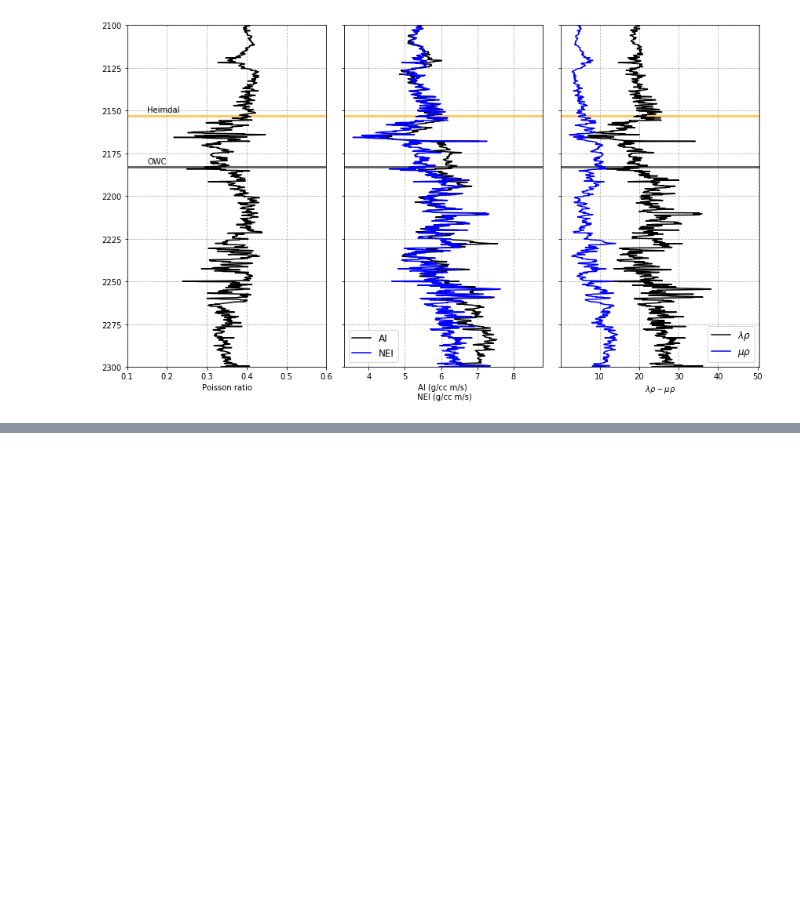
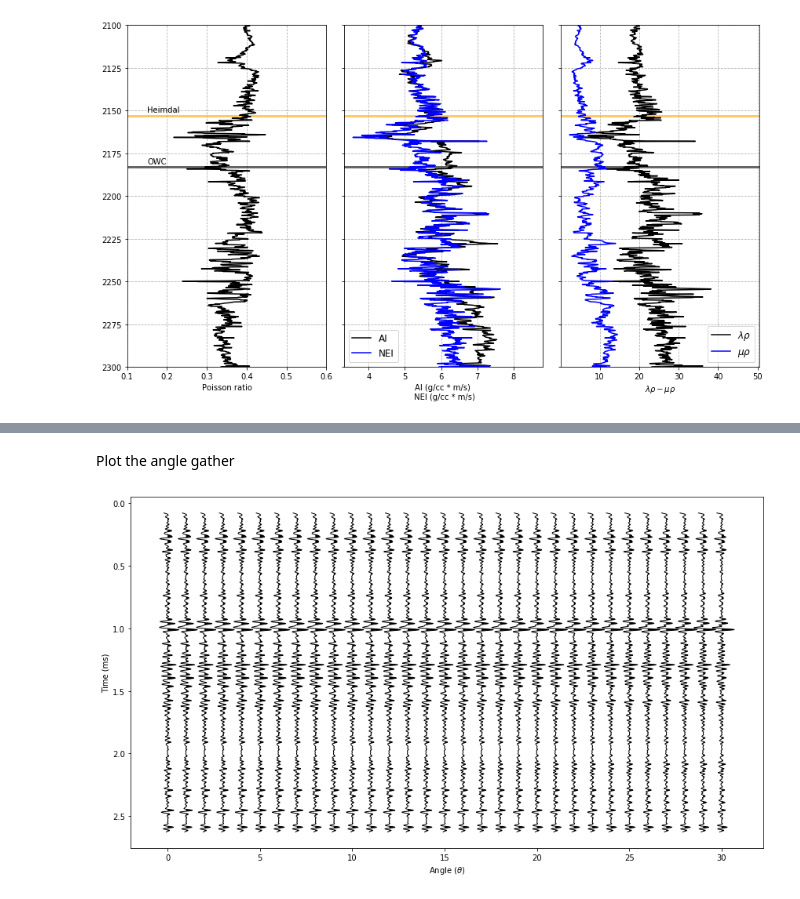
Before and after one commit to ffigura/avo, a Jupyter notebook: 2_real_well_avseth/1_real_well_avseth.ipynb, the cells around one changed output, grey strips where cells are left out. Drawn from its saved outputs; the diff is of its cells as text; code cells hidden in the pictures; blank space fills up the shorter version.

```diff
--- a/2_real_well_avseth/1_real_well_avseth.ipynb
+++ b/2_real_well_avseth/1_real_well_avseth.ipynb
@@ -63,7 +66,7 @@ index = (np.abs(w2z - tops_w2['Heimdal'])).argmin()
 nei=ip.nei(w2vp,w2vs,w2rho,w2vp[index],w2vs[index],w2rho[index],angle) # normalized elastic impedance
 # %%
 log = [pr, ai, nei, lambda_rho, mu_rho]
-unit = ['Poisson ratio', 'AI (g/cc m/s) \n NEI (g/cc m/s)', r'$\lambda\rho - \mu\rho$']
+unit = ['Poisson ratio', 'AI (g/cc * m/s) \n NEI (g/cc * m/s)', r'$\lambda\rho - \mu\rho$']
 
 f, ax = plt.subplots(nrows=1,ncols=3,figsize=(12,7))
 for i in range(3):
@@ -94,0 +145,39 @@ plt.tight_layout()
+# %%
+theta = np.arange(0,angle+1,1)
+
+anglegather=np.zeros((len(w2vp),len(theta)))
+NI=np.zeros((len(w2vp)))
+
+rc=avo.reflect_coef(np.nan_to_num(ai)+1e-17) #reflection coefficient - normal incidence
+#define the ricker wavelet
+freq=25
+length = 0.150
+dt = 0.001
+time,wavelet=avo.rickerwave(freq, length, dt)
+#normal incidence offset gather
+NI=np.convolve(wavelet,rc,mode='same')
+#reflectivity on a interface
+reflect,r0,g=avo.shueyrc(w2vp,w2vs,w2rho,theta)
+#generate the angle gather
+gather=[]
+for j in range(len(theta)):
+    gather.append(np.convolve(wavelet,reflect[:,j],mode='same'))
+anglegather=np.asarray(gather).T
+
+time2=np.arange(0,(len(ai))*dt,dt)
+# %% [markdown]
+Plot the angle gather
+# %%
+scale_factor=4. #this is scalable according to the plot
+anglegatherplt=anglegather*scale_factor #just for the plot
+f, ax = plt.subplots(nrows=1,ncols=1,figsize=(12,7))
+for i in range(len(theta)):
+    ax.plot(i+anglegatherplt[:,i],time2,'k',linewidth=1)
+    ax.fill_betweenx(time2,anglegatherplt[:,i]+i,i,
+                        where=anglegatherplt[:,i]+i>i,facecolor='black')
+ax.invert_yaxis()
+ax.set_xlabel('Angle ($\\theta$)')
+ax.set_ylabel('Time (ms)')
+plt.tight_layout()
+# %% [output]
+[figure, added]
```
Also changed, not shown: parts of 10 cells of this notebook.
